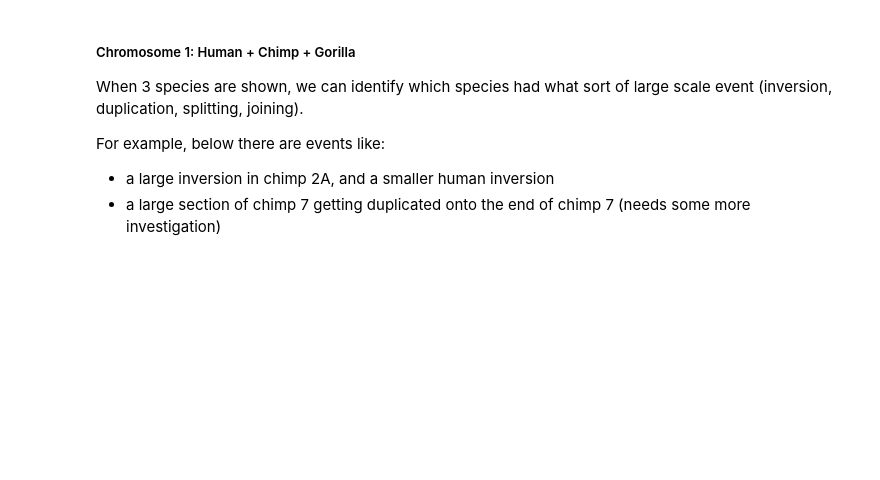
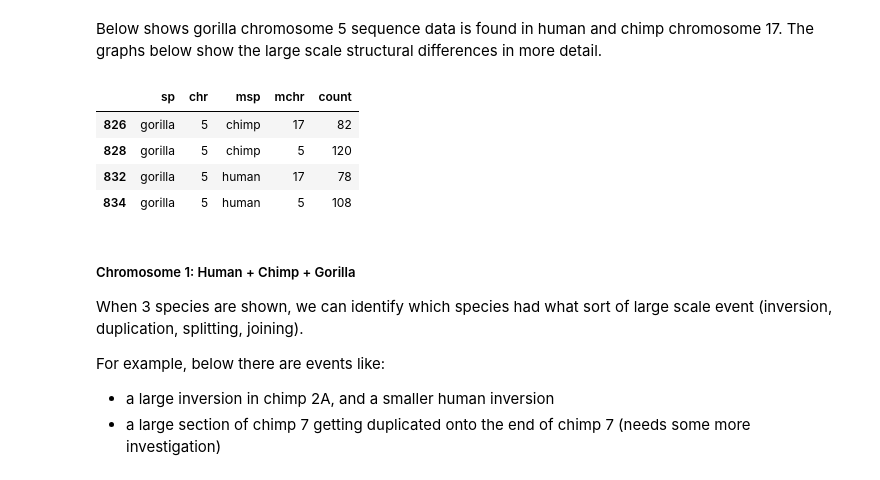
Before and after one commit to jojolosangeles/genome_compare, a Jupyter notebook: genome_compare.ipynb, the cells around one changed output. Cells and saved outputs as stored; diff of their text form; code cells hidden in the pictures; blank space fills up the shorter version.

Commit message:
better graphs

```diff
--- a/genome_compare.ipynb
+++ b/genome_compare.ipynb
@@ -62 +88,12 @@ def render_csv(csvFile):
+# %% [markdown]
+Below shows gorilla chromosome 5 sequence data is found in human and chimp chromosome 17.  The graphs below show the
+large scale structural differences in more detail.
+# %%
+cdf[(cdf['sp'] == 'gorilla') & (cdf['chr'] == '5')]
+# %% [output]
+|  | sp | chr | msp | mchr | count |
+| 826 | gorilla | 5 | chimp | 17 | 82 |
+| 828 | gorilla | 5 | chimp | 5 | 120 |
+| 832 | gorilla | 5 | human | 17 | 78 |
+| 834 | gorilla | 5 | human | 5 | 108 |
 # %%
```
Also changed, not shown: parts of 11 cells of this notebook, 6 other files.
